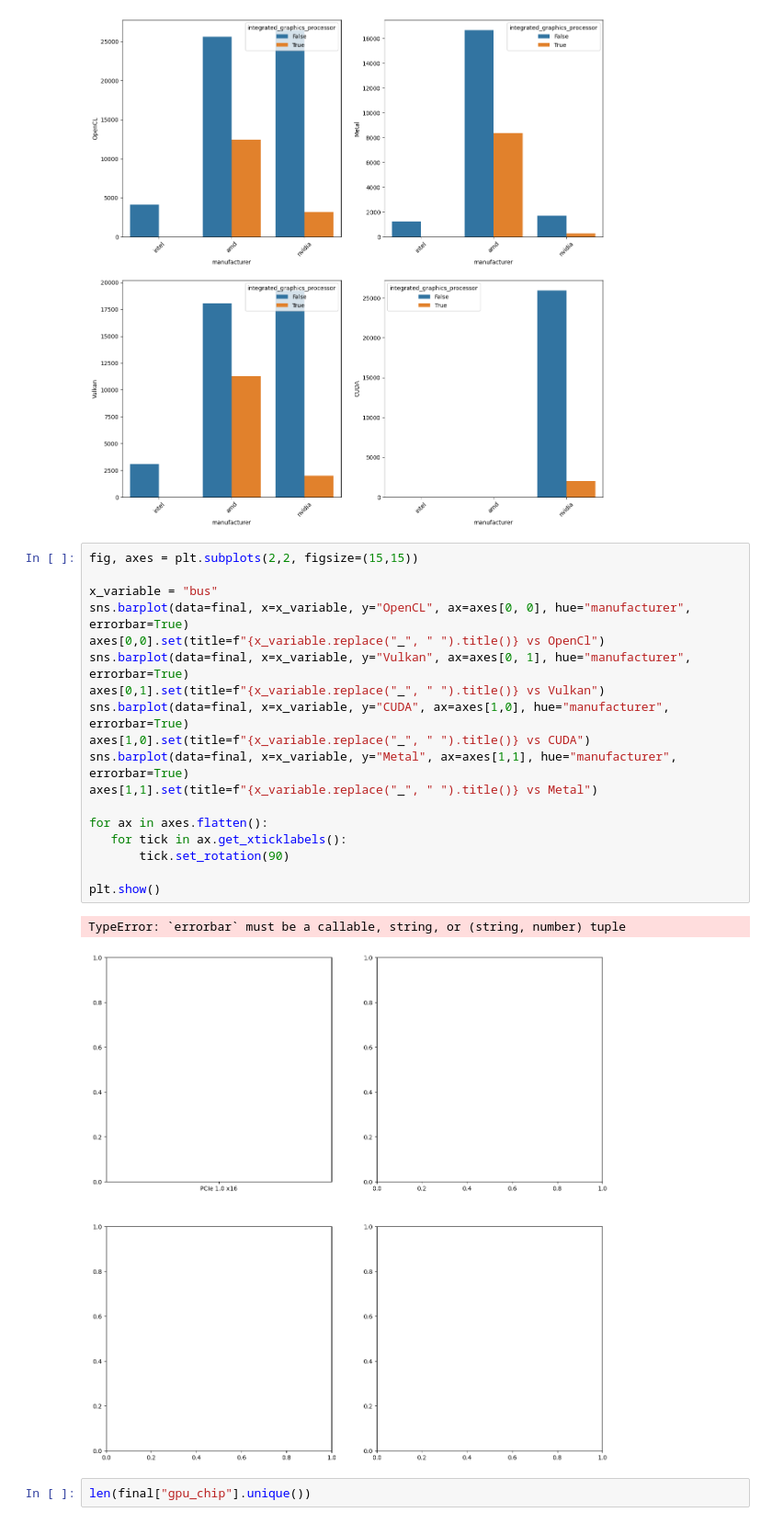
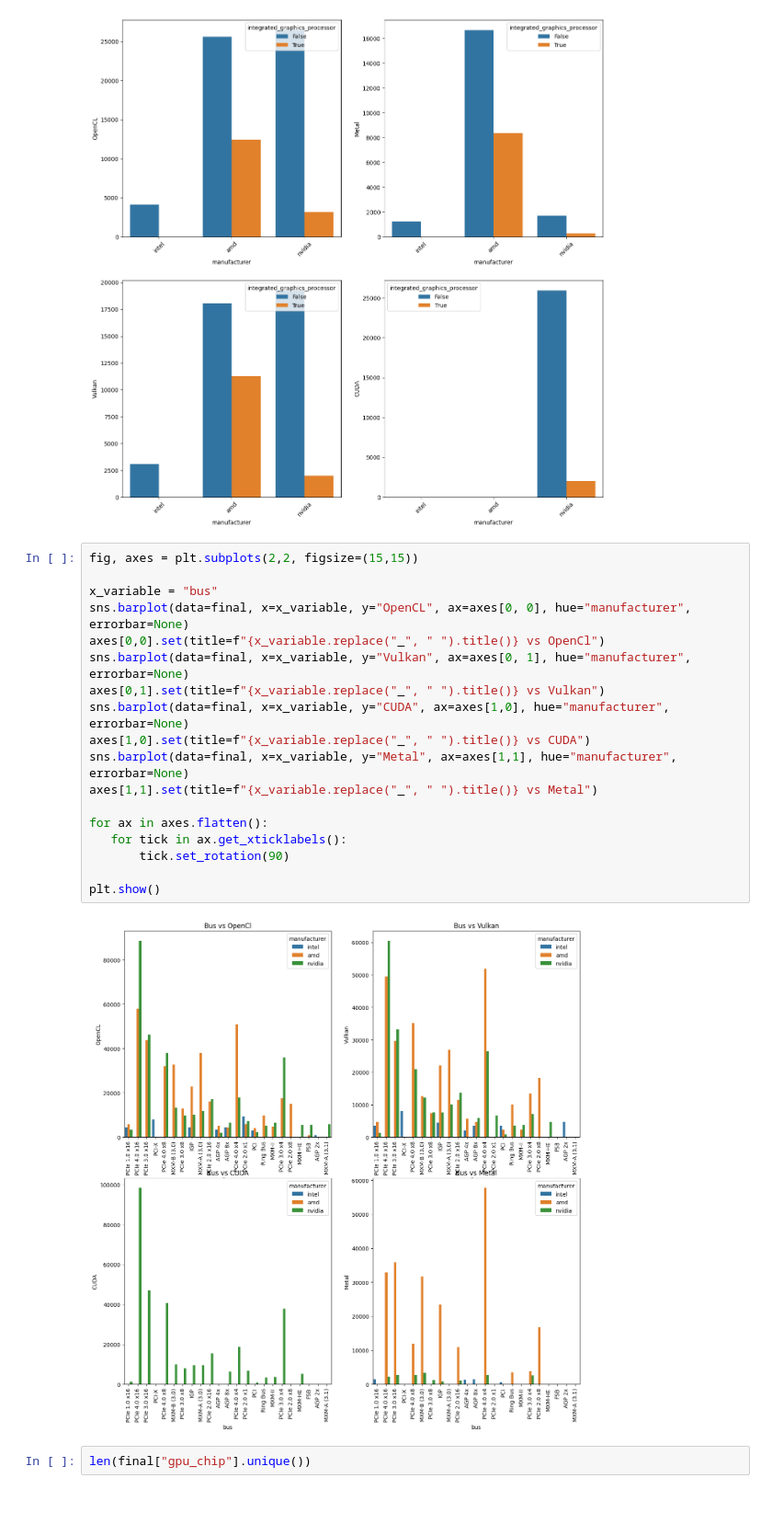
Before and after one commit to DylanHartmann/CDS-301-Project, a Jupyter notebook: visualizations.ipynb, the cells around one changed output. Shown at 92% size. Drawn from its saved outputs; the diff is of its cells as text.

```diff
--- a/visualizations.ipynb
+++ b/visualizations.ipynb
@@ -745,24 +728,23 @@ plt.show()
 # %%
 fig, axes = plt.subplots(2,2, figsize=(15,15))
 
 x_variable = "bus"
-sns.barplot(data=final, x=x_variable, y="OpenCL", ax=axes[0, 0], hue="manufacturer", errorbar=True)
+sns.barplot(data=final, x=x_variable, y="OpenCL", ax=axes[0, 0], hue="manufacturer", errorbar=None)
 axes[0,0].set(title=f"{x_variable.replace("_", " ").title()} vs OpenCl")
-sns.barplot(data=final, x=x_variable, y="Vulkan", ax=axes[0, 1], hue="manufacturer", errorbar=True)
+sns.barplot(data=final, x=x_variable, y="Vulkan", ax=axes[0, 1], hue="manufacturer", errorbar=None)
 axes[0,1].set(title=f"{x_variable.replace("_", " ").title()} vs Vulkan")
-sns.barplot(data=final, x=x_variable, y="CUDA", ax=axes[1,0], hue="manufacturer", errorbar=True)
+sns.barplot(data=final, x=x_variable, y="CUDA", ax=axes[1,0], hue="manufacturer", errorbar=None)
 axes[1,0].set(title=f"{x_variable.replace("_", " ").title()} vs CUDA")
-sns.barplot(data=final, x=x_variable, y="Metal", ax=axes[1,1], hue="manufacturer", errorbar=True)
+sns.barplot(data=final, x=x_variable, y="Metal", ax=axes[1,1], hue="manufacturer", errorbar=None)
 axes[1,1].set(title=f"{x_variable.replace("_", " ").title()} vs Metal")
 
 for ax in axes.flatten():
    for tick in ax.get_xticklabels():
        tick.set_rotation(90)
 
 plt.show()
 # %% [output]
-TypeError: `errorbar` must be a callable, string, or (string, number) tuple
-[figure, old version]
+[figure, new version]
 # %%
 len(final["gpu_chip"].unique())
 # %% [output]
```
Also changed, not shown: parts of 4 cells of this notebook.
